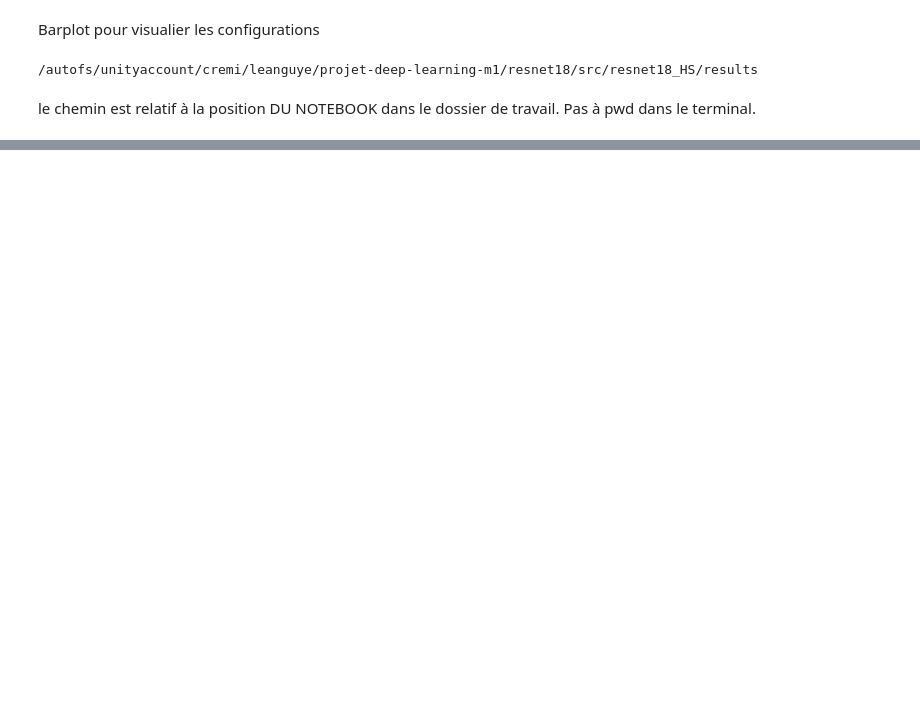
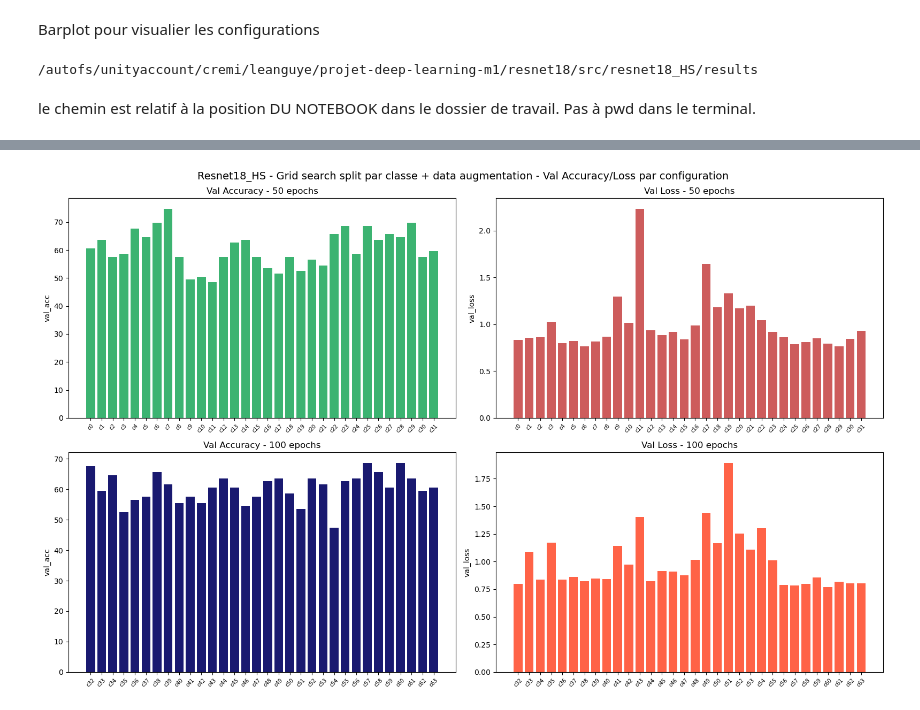
Before and after one commit to tinyhurricaneclarity/projet-deep-learning-m1, a Jupyter notebook: resnet18/src/resnet18_HS/results/visualisation_grid_18_HS.ipynb, the cells around one changed output, grey strips where cells are left out. Drawn from its saved outputs; the diff is of its cells as text; code cells hidden in the pictures; blank space fills up the shorter version.

```diff
--- a/resnet18/src/resnet18_HS/results/visualisation_grid_18_HS.ipynb
+++ b/resnet18/src/resnet18_HS/results/visualisation_grid_18_HS.ipynb
@@ -45,0 +78,31 @@ plt.show()
+# %%
+fig, axes = plt.subplots(2, 2, figsize=(16, 10))
+fig.suptitle("Resnet18_HS - Grid search split par classe + data augmentation - Val Accuracy/Loss par configuration", fontsize=14)
+
+# 50 epochs
+axes[0,0].bar(config_par_classe_aug_50, grid_par_classe_aug_50['val_acc'], color="mediumseagreen")
+axes[0,0].set_title("Val Accuracy - 50 epochs")
+axes[0,0].set_ylabel("val_acc")
+axes[0,0].tick_params(axis='x', rotation=45, labelsize=7)
+
+axes[0,1].bar(config_par_classe_aug_50, grid_par_classe_aug_50['val_loss'], color='indianred')
+axes[0,1].set_title("Val Loss - 50 epochs")
+axes[0,1].set_ylabel("val_loss")
+axes[0,1].tick_params(axis='x', rotation=45, labelsize=7)
+
+# 100 epochs
+axes[1,0].bar(config_par_classe_aug_100, grid_par_classe_aug_100['val_acc'], color="midnightblue")
+axes[1,0].set_title("Val Accuracy - 100 epochs")
+axes[1,0].set_ylabel("val_acc")
+axes[1,0].tick_params(axis='x', rotation=45, labelsize=7)
+
+axes[1,1].bar(config_par_classe_aug_100, grid_par_classe_aug_100['val_loss'], color='tomato')
+axes[1,1].set_title("Val Loss - 100 epochs")
+axes[1,1].set_ylabel("val_loss")
+axes[1,1].tick_params(axis='x', rotation=45, labelsize=7)
+
+plt.tight_layout()
+plt.savefig("figures/grid_search_18_HS.png", dpi=150, bbox_inches="tight")
+plt.show()
+# %% [output]
+[figure, added]
```
Also changed, not shown: parts of 12 cells of this notebook, 40 other files.
